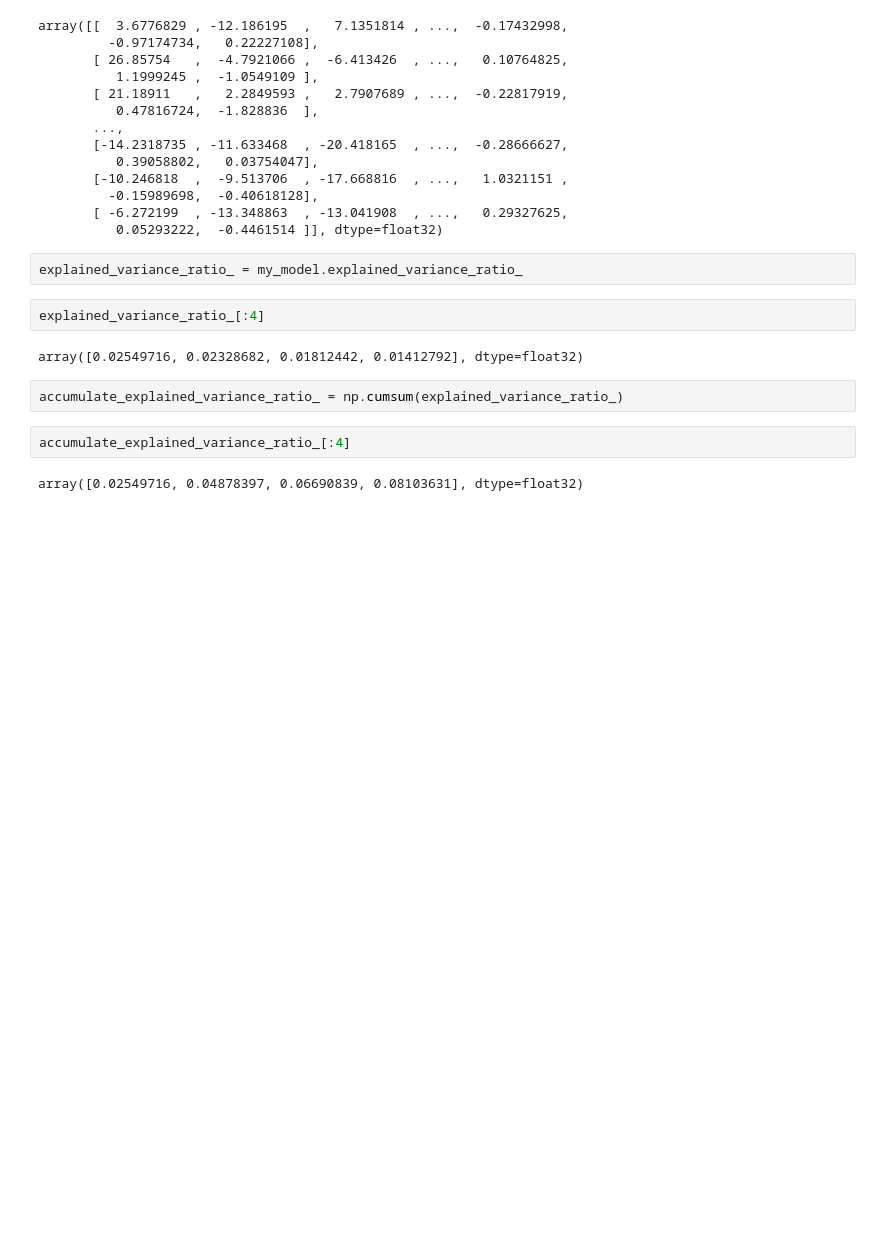
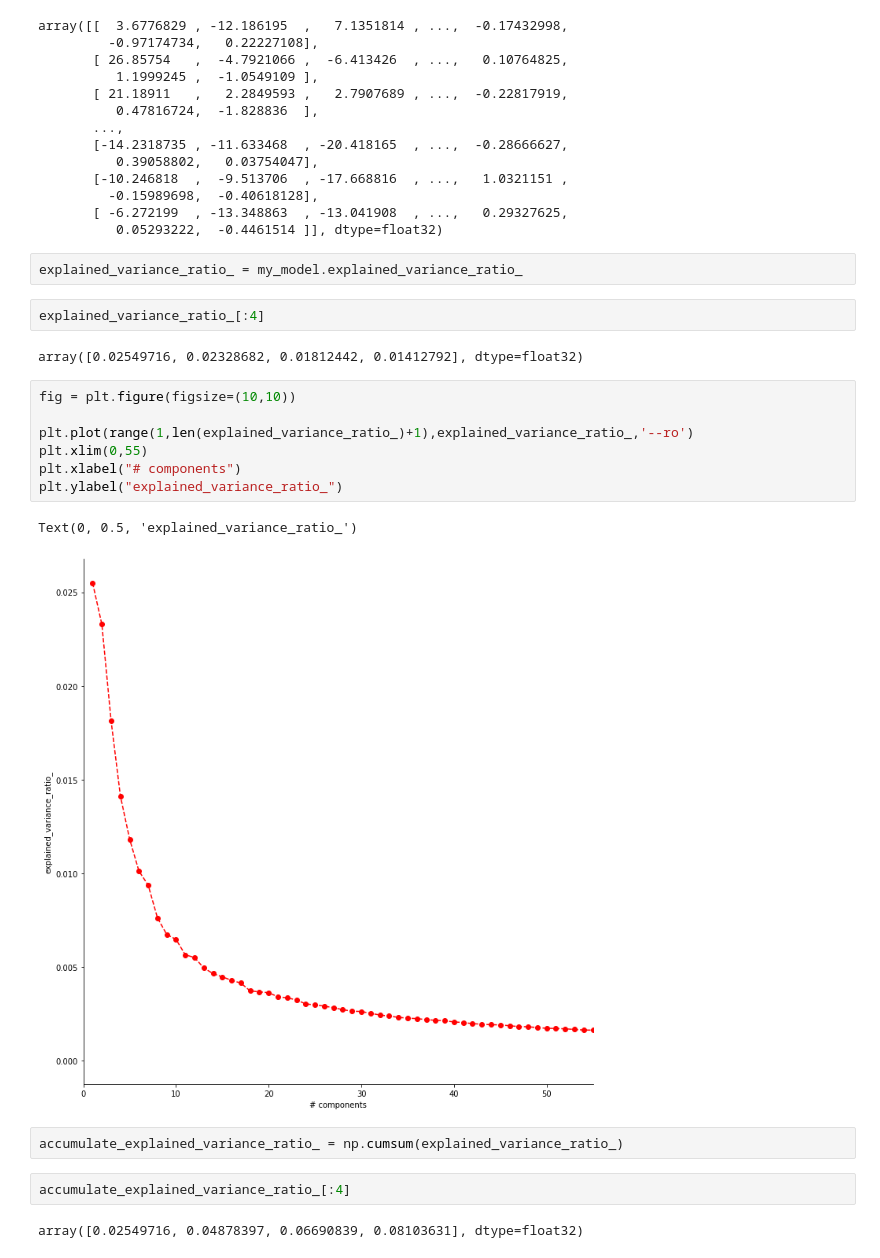
Before and after one commit to CristianLazoQuispe/Stringer-project, a Jupyter notebook: Notebooks/spontaneous/04.Linear_Regression_PCA.ipynb, the cells around one changed output. Drawn from its saved outputs; the diff is of its cells as text; blank space fills up the shorter version.

```diff
--- a/Notebooks/spontaneous/04.Linear_Regression_PCA.ipynb
+++ b/Notebooks/spontaneous/04.Linear_Regression_PCA.ipynb
@@ -107,6 +107,16 @@ explained_variance_ratio_ = my_model.explained_variance_ratio_
 explained_variance_ratio_[:4]
 # %% [output]
 array([0.02549716, 0.02328682, 0.01812442, 0.01412792], dtype=float32)
+# %%
+fig = plt.figure(figsize=(10,10))
+
+plt.plot(range(1,len(explained_variance_ratio_)+1),explained_variance_ratio_,'--ro')
+plt.xlim(0,55)
+plt.xlabel("# components")
+plt.ylabel("explained_variance_ratio_")
+# %% [output]
+Text(0, 0.5, 'explained_variance_ratio_')
+[figure, added]
 # %%
 accumulate_explained_variance_ratio_ = np.cumsum(explained_variance_ratio_)
 # %%
```
Also changed, not shown: parts of 1 cell of this notebook, 40 other files.
